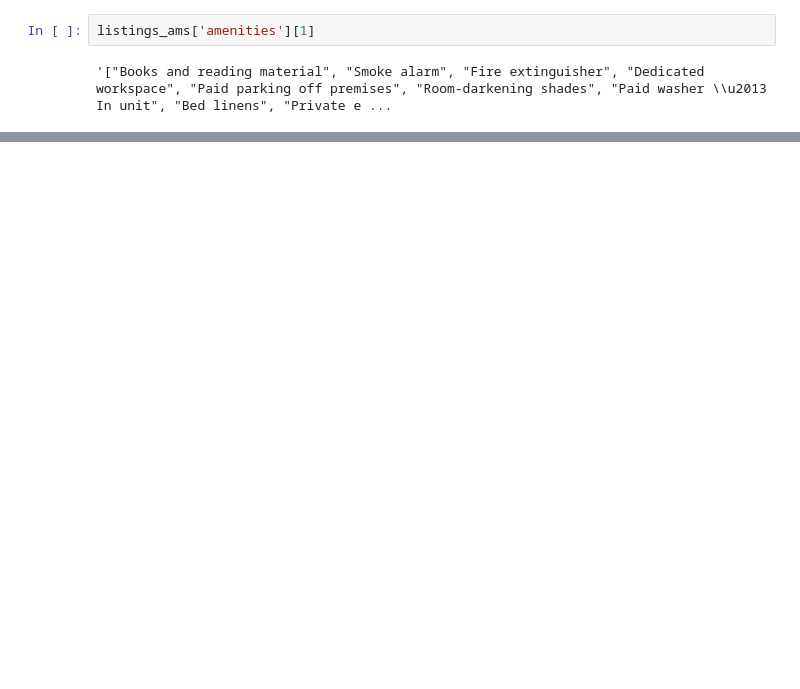
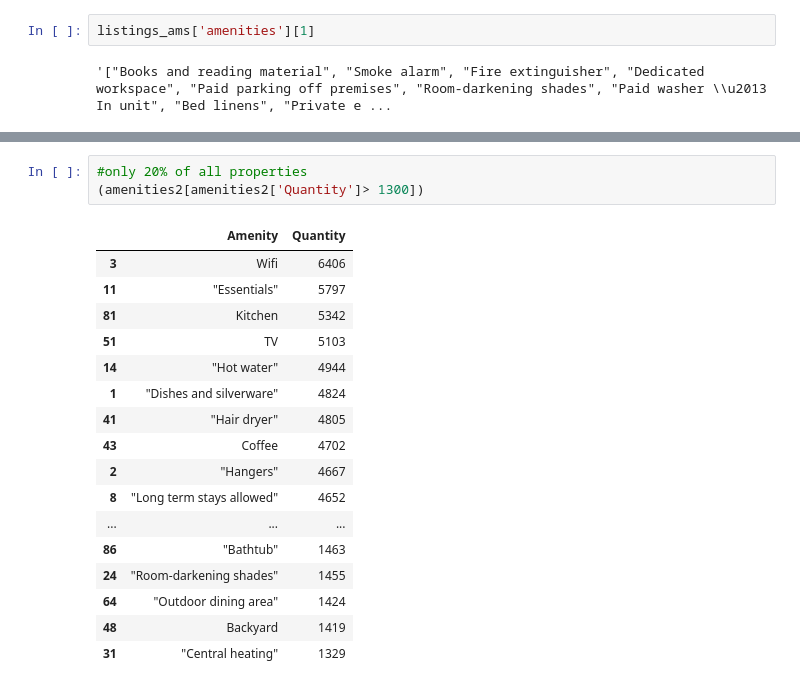
Before and after one commit to estelaoshiro/Mid_bootcamp_project, a Jupyter notebook: notebooks/Data cleaning.ipynb, the cells around one changed output, grey strips where cells are left out. Saved outputs shown, nothing was run; the diff lists cells and outputs as text; blank space fills up the shorter version.

```diff
--- a/notebooks/Data cleaning.ipynb
+++ b/notebooks/Data cleaning.ipynb
@@ -325,0 +488,21 @@ top20_amenities
+# %%
+#only 20% of all properties
+(amenities2[amenities2['Quantity']> 1300])
+# %% [output]
+|  | Amenity | Quantity |
+| 3 | Wifi | 6406 |
+| 11 | "Essentials" | 5797 |
+| 81 | Kitchen | 5342 |
+| 51 | TV | 5103 |
+| 14 | "Hot water" | 4944 |
+| 1 | "Dishes and silverware" | 4824 |
+| 41 | "Hair dryer" | 4805 |
+| 43 | Coffee | 4702 |
+| 2 | "Hangers" | 4667 |
+| 8 | "Long term stays allowed" | 4652 |
+| ... | ... | ... |
+| 86 | "Bathtub" | 1463 |
+| 24 | "Room-darkening shades" | 1455 |
+| 64 | "Outdoor dining area" | 1424 |
+| 48 | Backyard | 1419 |
+| 31 | "Central heating" | 1329 |
```
Also changed, not shown: parts of 30 cells of this notebook.
